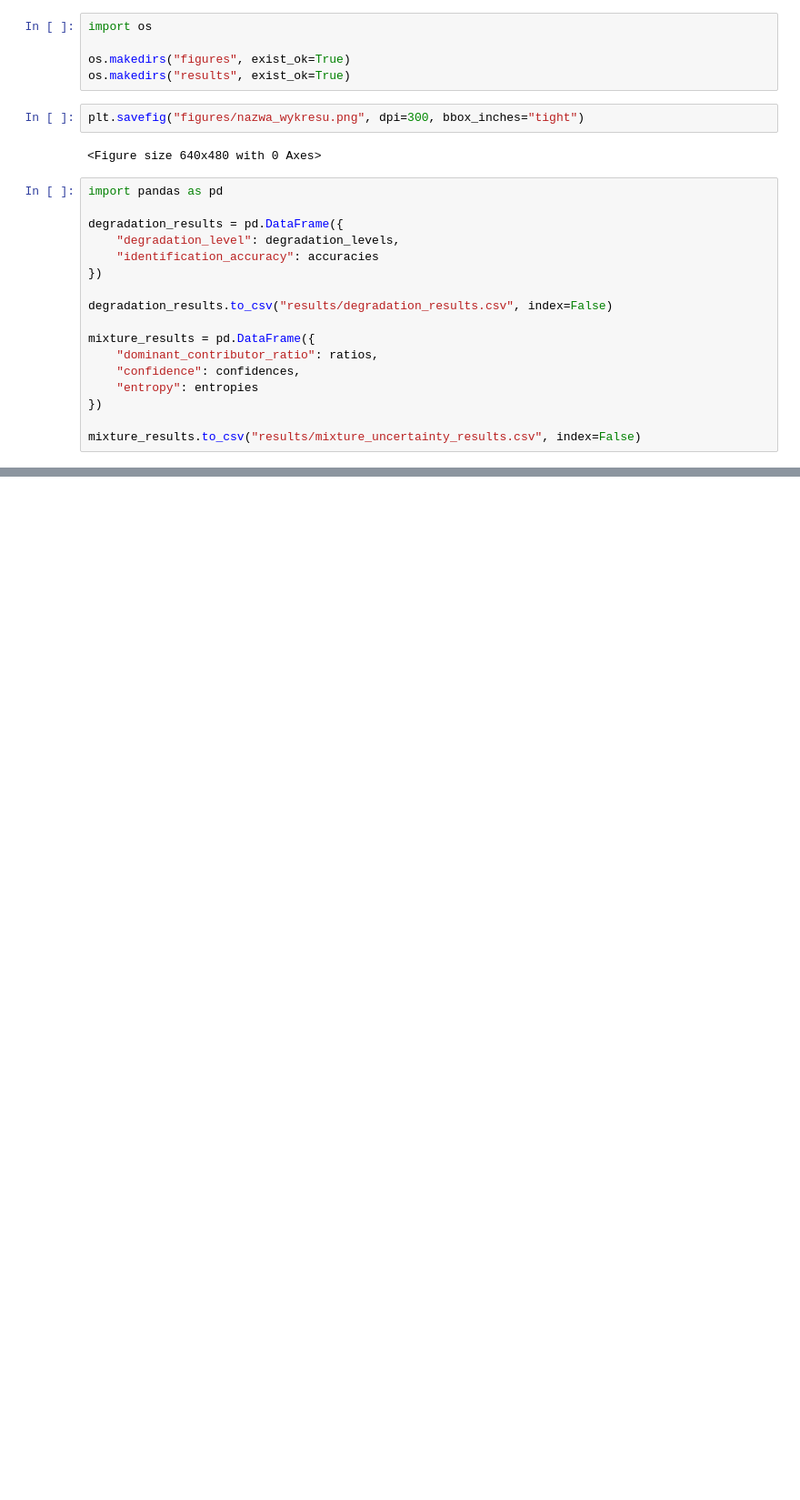
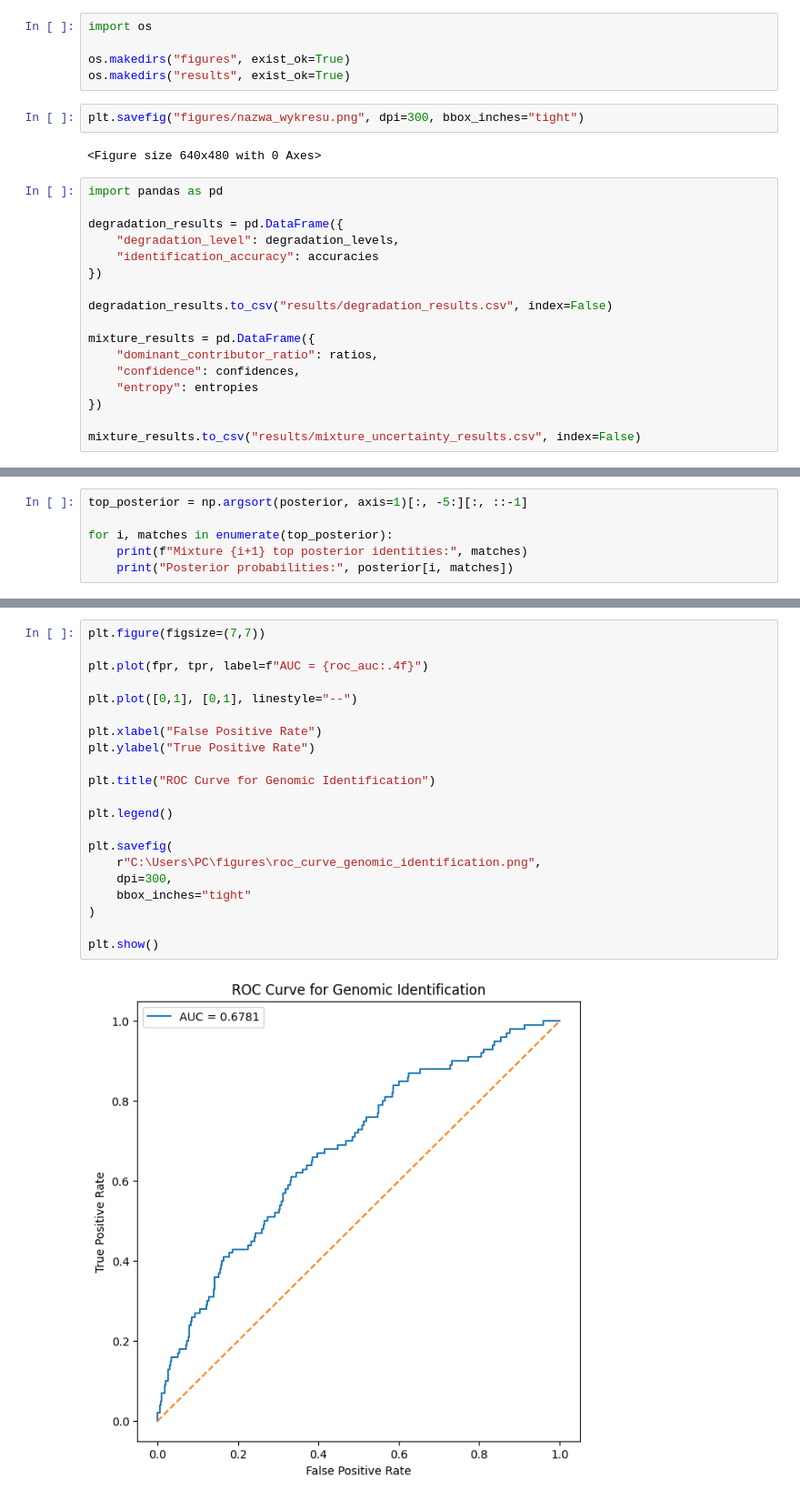
Before and after one commit to ag48665/genomic_identification, a Jupyter notebook: notebooks/genomic_identification.ipynb, the cells around one changed output, grey strips where cells are left out. Shown at 91% size. Saved outputs shown, nothing was run; the diff lists cells and outputs as text; blank space fills up the shorter version.

```diff
--- a/notebooks/genomic_identification.ipynb
+++ b/notebooks/genomic_identification.ipynb
@@ -453,0 +474,6 @@ mixture_results.to_csv("results/mixture_uncertainty_results.csv", index=False)
+# %%
+top_posterior = np.argsort(posterior, axis=1)[:, -5:][:, ::-1]
+
+for i, matches in enumerate(top_posterior):
+    print(f"Mixture {i+1} top posterior identities:", matches)
+    print("Posterior probabilities:", posterior[i, matches])
@@ -453,0 +555,23 @@ mixture_results.to_csv("results/mixture_uncertainty_results.csv", index=False)
+# %%
+plt.figure(figsize=(7,7))
+
+plt.plot(fpr, tpr, label=f"AUC = {roc_auc:.4f}")
+
+plt.plot([0,1], [0,1], linestyle="--")
+
+plt.xlabel("False Positive Rate")
+plt.ylabel("True Positive Rate")
+
+plt.title("ROC Curve for Genomic Identification")
+
+plt.legend()
+
+plt.savefig(
+    r"C:\Users\PC\figures\roc_curve_genomic_identification.png",
+    dpi=300,
+    bbox_inches="tight"
+)
+
+plt.show()
+# %% [output]
+[figure, added]
```
Also changed, not shown: parts of 45 cells of this notebook.
